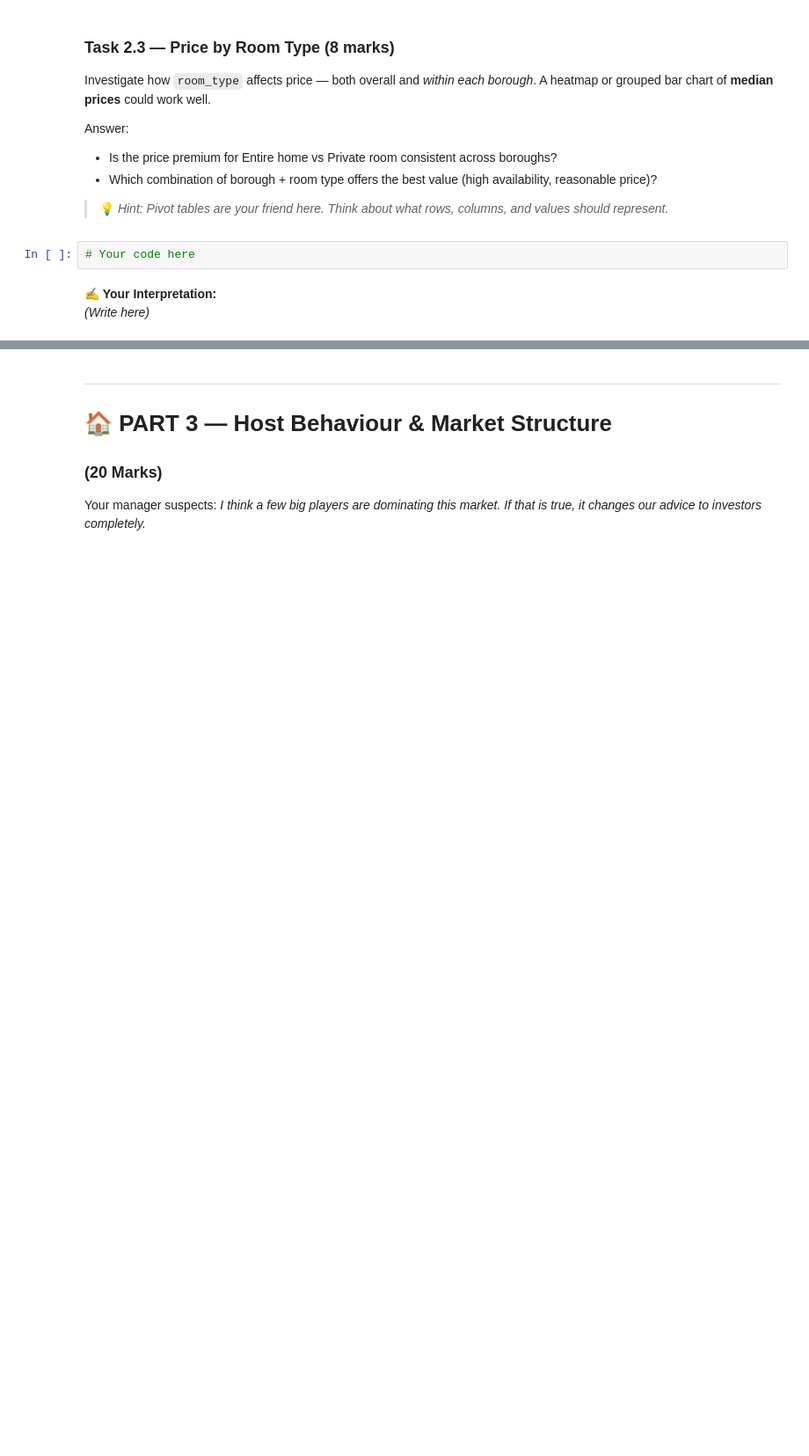
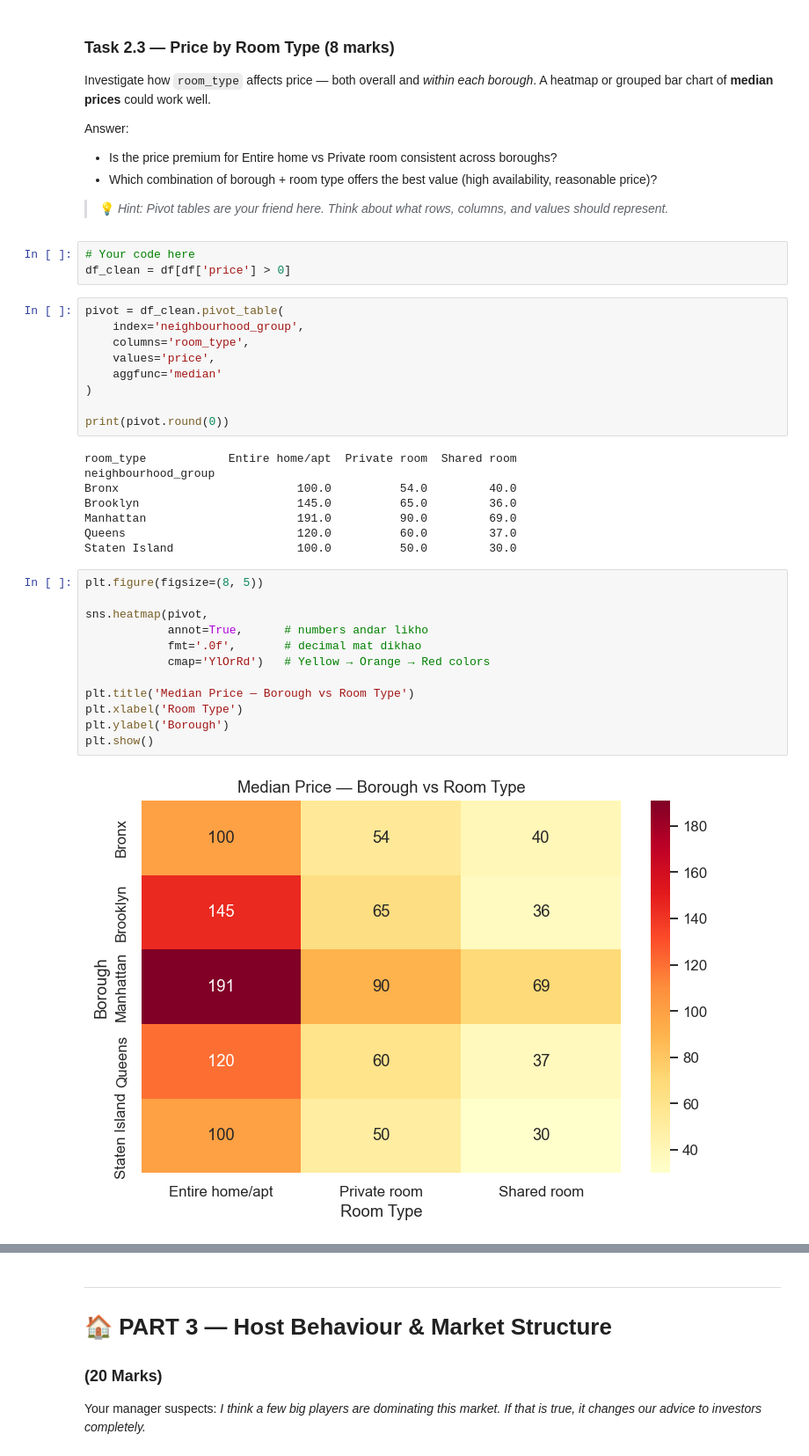
Before and after one commit to tashfeen786/Netsol-week-2, a Jupyter notebook: EDA_Assignment_NYC_Airbnb .ipynb, the cells around one changed output, grey strips where cells are left out. Shown at 88% size. Cells and saved outputs as stored; diff of their text form; blank space fills up the shorter version.

```diff
--- a/EDA_Assignment_NYC_Airbnb .ipynb
+++ b/EDA_Assignment_NYC_Airbnb .ipynb
@@ -546,6 +546,35 @@ Answer:
 > Think about what rows, columns, and values should represent.*
 # %%
 # Your code here
+df_clean = df[df['price'] > 0]
-# %% [markdown]
-**✍️ Your Interpretation:**
-*(Write here)*
+# %%
+pivot = df_clean.pivot_table(
+    index='neighbourhood_group',
+    columns='room_type',
+    values='price',
+    aggfunc='median'
+)
+
+print(pivot.round(0))
+# %% [output]
+room_type            Entire home/apt  Private room  Shared room
+neighbourhood_group
+Bronx                          100.0          54.0         40.0
+Brooklyn                       145.0          65.0         36.0
+Manhattan                      191.0          90.0         69.0
+Queens                         120.0          60.0         37.0
+Staten Island                  100.0          50.0         30.0
+# %%
+plt.figure(figsize=(8, 5))
+
+sns.heatmap(pivot,
+            annot=True,      # numbers andar likho
+            fmt='.0f',       # decimal mat dikhao
+            cmap='YlOrRd')   # Yellow → Orange → Red colors
+
+plt.title('Median Price — Borough vs Room Type')
+plt.xlabel('Room Type')
+plt.ylabel('Borough')
+plt.show()
+# %% [output]
+[figure, added]
```
Also changed, not shown: parts of 1 cell of this notebook.
